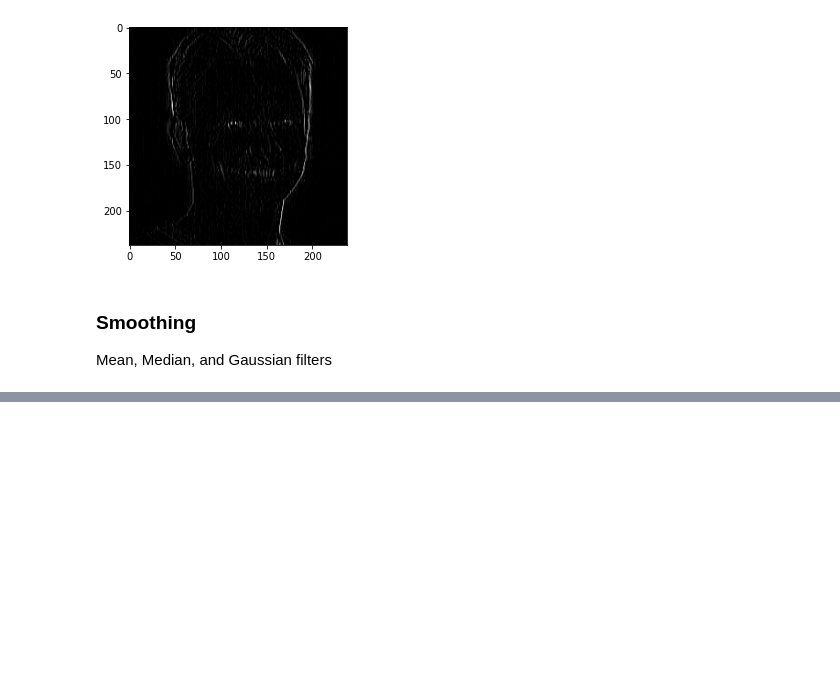
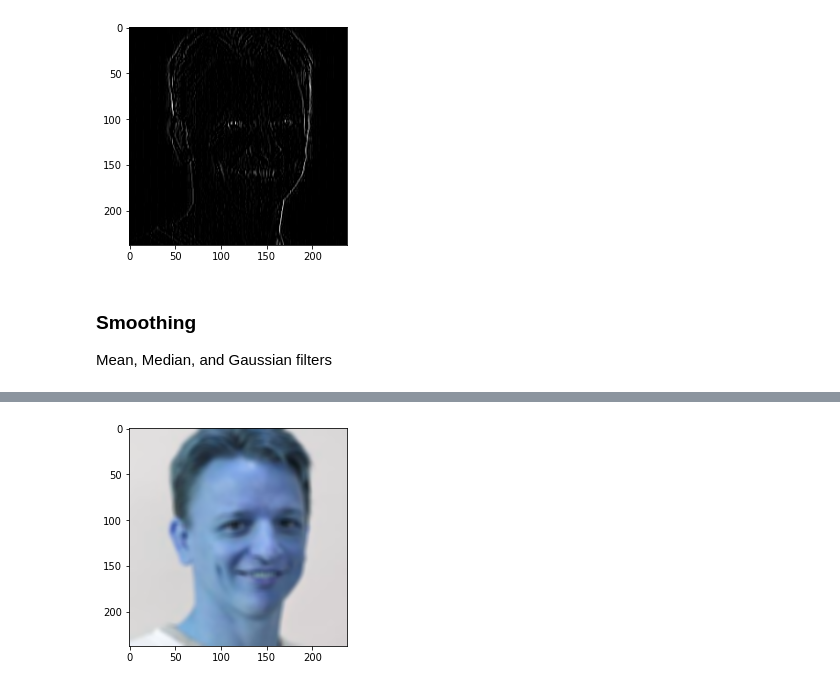
Before and after one commit to damiansp/cpu_vis, a Jupyter notebook: mastering_with_tf/s1_intro_cpuvis_and_nns/01_edge_detect_with_hashing_filtering.py.ipynb, the cells around one changed output, grey strips where cells are left out. Cells and saved outputs as stored; diff of their text form; code cells hidden in the pictures; blank space fills up the shorter version.

```diff
--- a/mastering_with_tf/s1_intro_cpuvis_and_nns/01_edge_detect_with_hashing_filtering.py.ipynb
+++ b/mastering_with_tf/s1_intro_cpuvis_and_nns/01_edge_detect_with_hashing_filtering.py.ipynb
@@ -67,0 +73,4 @@ Mean, Median, and Gaussian filters
+# %%
+plt.imshow(cv2.blur(img, (6, 6)));
+# %% [output]
+[figure, added]
```
Also changed, not shown: parts of 4 cells of this notebook.
